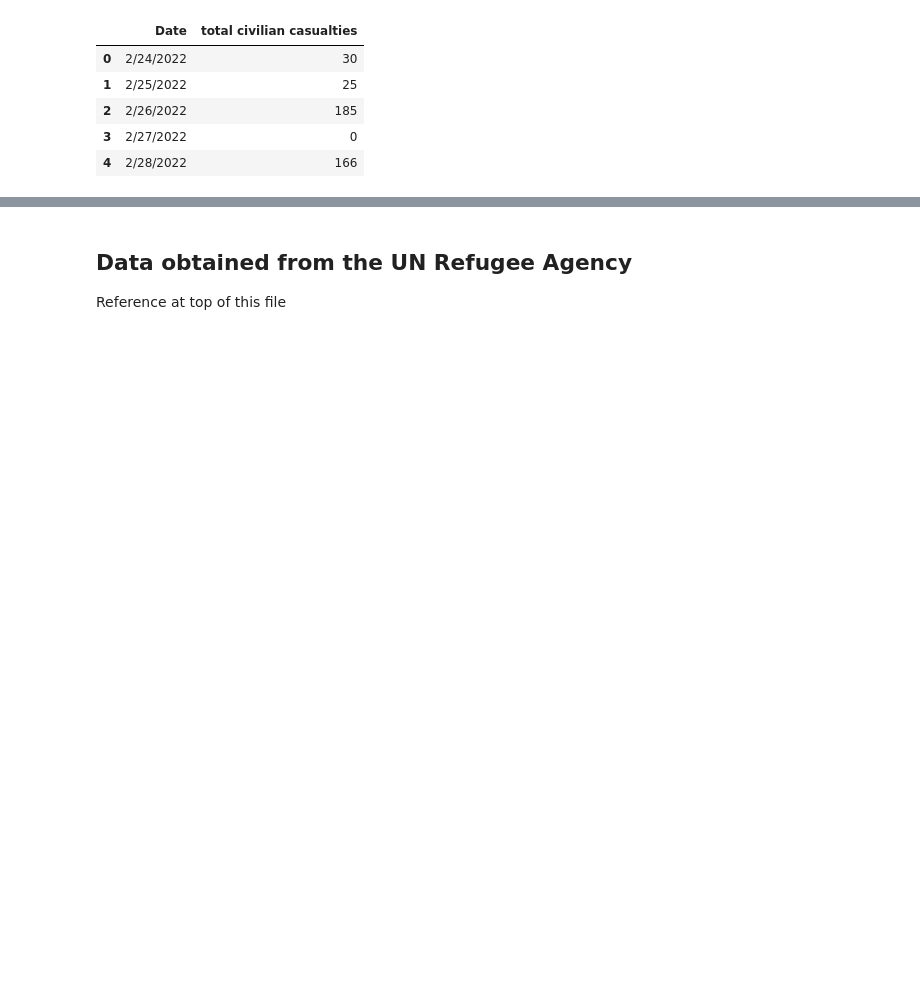
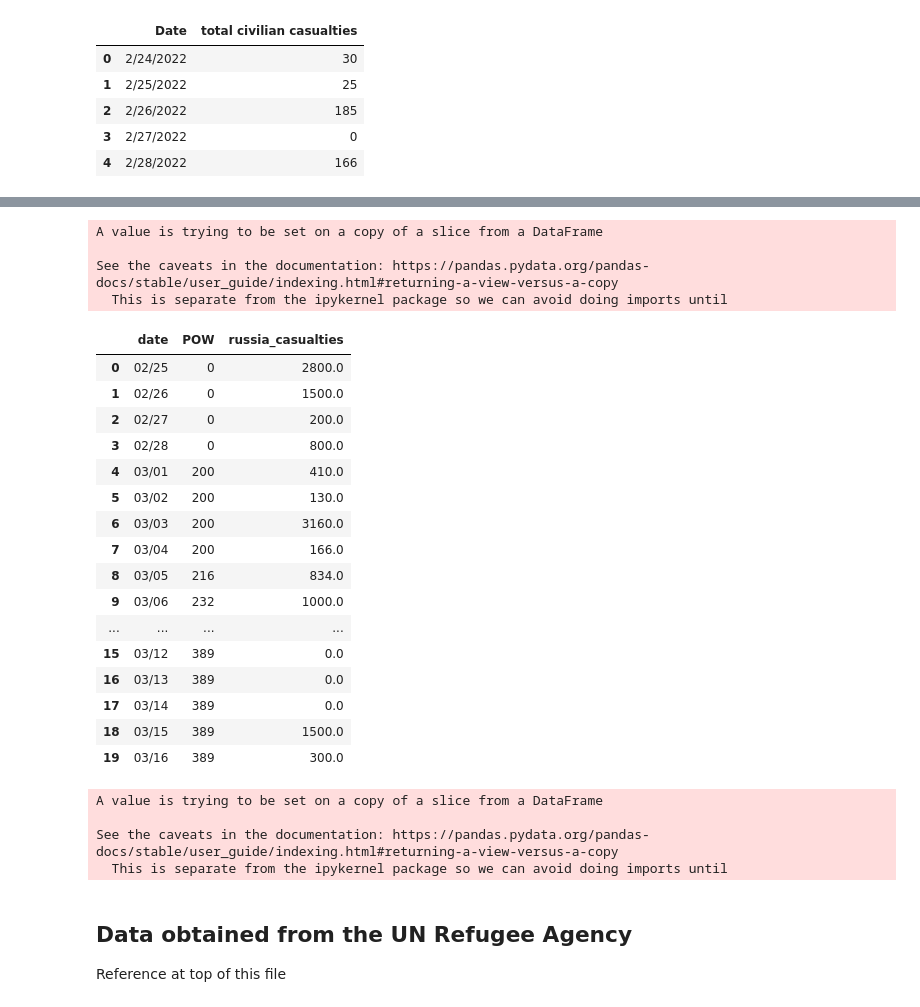
Before and after one commit to aduchini/Final_project, a Jupyter notebook: SQL_database.ipynb, the cells around one changed output, grey strips where cells are left out. Cells and saved outputs as stored; diff of their text form; code cells hidden in the pictures; blank space fills up the shorter version.

```diff
--- a/SQL_database.ipynb
+++ b/SQL_database.ipynb
@@ -67,3 +77,47 @@ casualties_df.head(20)
+# %%
+# Fomatting all dates to international standards
+russia_casualties_df['date'] = pd.to_datetime(russia_casualties_df['date'])
+russia_casualties_df['date'] = russia_casualties_df['date'].dt.strftime('%m/%d')
+# Drop data not used for visualizations
+russia_casualties_df.drop(['day','personnel*'], axis = 1, inplace=True)
+# %%
+# converting cumulative data to daily numbers
+russia_casualties_df['russia_casualties'] = russia_casualties_df['personnel'].diff()
+russia_casualties_df['russia_casualties'][0] = russia_casualties_df['personnel'][0]
+russia_casualties_df.drop(['personnel'], axis = 1, inplace=True)
+russia_casualties_df.head(20)
+# %% [output]
+A value is trying to be set on a copy of a slice from a DataFrame
+
+See the caveats in the documentation: https://pandas.pydata.org/pandas-docs/stable/user_guide/indexing.html#returning-a-view-versus-a-copy
+  This is separate from the ipykernel package so we can avoid doing imports until
+|  | date | POW | russia_casualties |
+| 0 | 02/25 | 0 | 2800.0 |
+| 1 | 02/26 | 0 | 1500.0 |
+| 2 | 02/27 | 0 | 200.0 |
+| 3 | 02/28 | 0 | 800.0 |
+| 4 | 03/01 | 200 | 410.0 |
+| 5 | 03/02 | 200 | 130.0 |
+| 6 | 03/03 | 200 | 3160.0 |
+| 7 | 03/04 | 200 | 166.0 |
+| 8 | 03/05 | 216 | 834.0 |
+| 9 | 03/06 | 232 | 1000.0 |
+| ... | ... | ... | ... |
+| 15 | 03/12 | 389 | 0.0 |
+| 16 | 03/13 | 389 | 0.0 |
+| 17 | 03/14 | 389 | 0.0 |
+| 18 | 03/15 | 389 | 1500.0 |
+| 19 | 03/16 | 389 | 300.0 |
+# %%
+# converting cumulative POW to daily
+russia_casualties_df['russia_prisoners'] = russia_casualties_df['POW'].diff()
+russia_casualties_df['russia_prisoners'][0] = russia_casualties_df['POW'][0]
+russia_casualties_df.drop(['POW'], axis = 1, inplace=True)
+# %% [output]
+A value is trying to be set on a copy of a slice from a DataFrame
+
+See the caveats in the documentation: https://pandas.pydata.org/pandas-docs/stable/user_guide/indexing.html#returning-a-view-versus-a-copy
+  This is separate from the ipykernel package so we can avoid doing imports until
 # %% [markdown]
 ## Data obtained from the UN Refugee Agency
 Reference at top of this file
```
Also changed, not shown: parts of 17 cells of this notebook, 3 other files.
